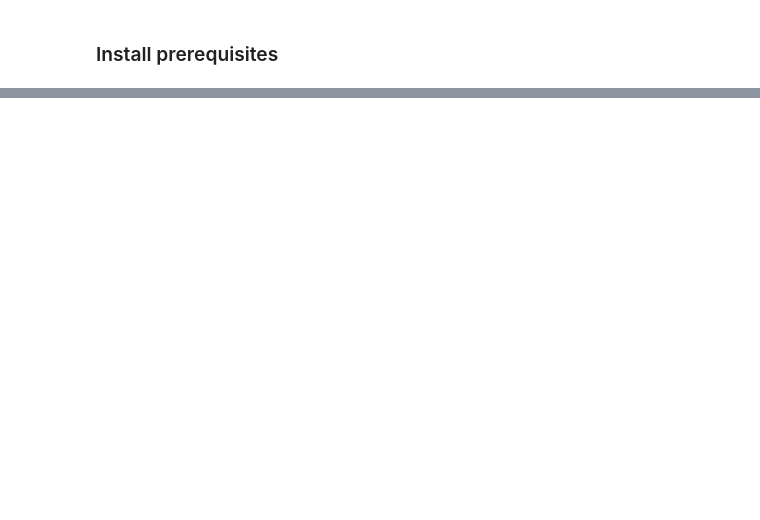
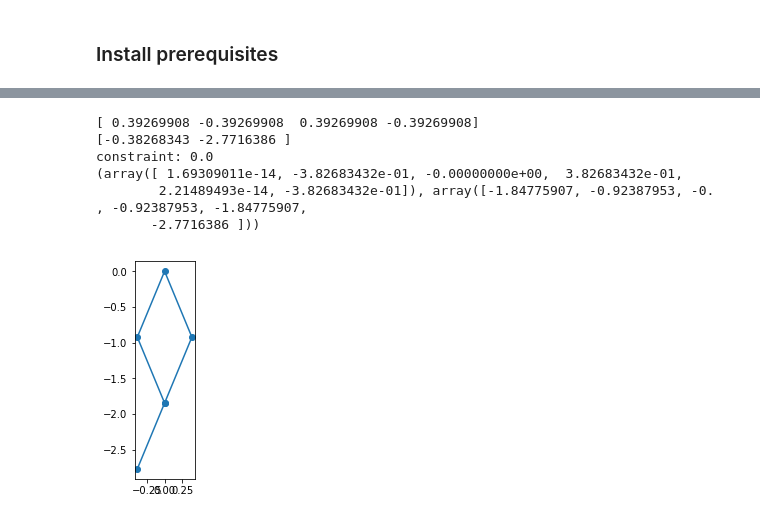
Before and after one commit to Jonathan23Ananda/ODrive, a Jupyter notebook: lab/01_transformation.ipynb, the cells around one changed output, grey strips where cells are left out. Saved outputs shown, nothing was run; the diff lists cells and outputs as text; code cells hidden in the pictures; blank space fills up the shorter version.

```diff
--- a/lab/01_transformation.ipynb
+++ b/lab/01_transformation.ipynb
@@ -16,49 +24,90 @@ import matplotlib.pyplot as plt
 # %%
 # Lengths of the links
-d = [1., 1., 1., 1., 2]
+d = [1., 1, 1., 1, 2]
+vec = lambda d,θ: d*np.exp(θ*1j)
 
 def kinematic_chain(θ, d=d):
     ''' Should equal 0 at solution
     '''
     θ1, θ2, θ3, θ4 = θ
     d1, d2, d3, d4, _ = d
-    return -d1*np.exp(θ1*1j) + d2*np.exp(θ2*1j) + d3*np.exp(θ3*1j) - d4*np.exp(θ4*1j)
+    return -vec(d1,θ1) + vec(d2,θ2) + vec(d3,θ3) - vec(d4,θ4)
+
+def kinematic_constraint(θ, d=d):
+    _, θ2, θ3, θ4 = θ
+    _, d2, d3, d4, _ = d
+
+    l1 = vec(d2,θ2) + 0.5*(vec(d3,θ3) - vec(d4,θ4))
+    l2 = vec(d2,θ2) + vec(d3,θ3)
+
+    dist = np.maximum(0. , np.linalg.norm(l1) - np.linalg.norm(l2))
+    return dist
 
 def kinematic_endpoint(θ, d=d):
     ''' Computes the location of the end of the arm
     '''
     _, θ2, θ3, _ = θ
     _, d2, d3, _, d5 = d
-    r = d2*np.exp(θ2*1j) + d5*np.exp(θ3*1j)
-    return np.array([np.imag(r), -np.real(r)])
+    r = vec(d2,θ2) + vec(d5,θ3)
+
+    return np.array([-np.imag(r), -np.real(r)])
 
 def make_f(θ1, θ2):
     ''' Returns function to pass to optimize.root
     '''
     def f(θ):
         θ3, θ4 = θ
         r = kinematic_chain([θ1, θ2, θ3, θ4])
+        dist = kinematic_constraint([θ1, θ2, θ3, θ4])
         return np.array([np.real(r), np.imag(r)])
 
     return f
 
 def solve_chain(θ1, θ2, x0=np.array([0.,0.])):
     ''' Solves for θ3, θ4 given θ1, θ2
         TODO: check feasibility. Solution is not unique
     '''
     _f = make_f(θ1, θ2)
     _jac = jacobian(_f)
     sol = sciopt.root(_f, x0, jac=_jac)
 
     return sol.x
 
+def wireframe(θ, d=d):
+    θ1, θ2, θ3, θ4 = θ
+    d1, d2, d3, d4, d5 = d
+    r1, r2, r3, r4, r5 = vec(d1,θ1), vec(d2,θ2), vec(d3,θ3), vec(d4,θ4), vec(d5-d3,θ3)
+    pts = np.array([r1+r4, r1, 0, r2, r2+r3, r2+r3+r5])
+    return  -np.imag(pts), -np.real(pts)
 
 def tests():
     _θ1, _θ2 = np.pi/8, -np.pi/8
-    _θ3, _θ4 = solve_chain(_θ1, _θ2)
+    while True:
+        x0 = np.random.uniform(0,2*np.pi,2)
+        _θ3, _θ4 = solve_chain(_θ1, _θ2, x0=x0)
 
-    _θ = np.array([_θ1, _θ2, _θ3, _θ4])
-    kinematic_endpoint(_θ)
+        _θ = np.array([_θ1, _θ2, _θ3, _θ4])
+        kc = kinematic_constraint(_θ)
+        ke = kinematic_endpoint(_θ)
+
+        wf = wireframe(_θ)
+        print(_θ)
+        print(ke)
+        print("constraint:", kc)
+        print(wf)
+        plt.plot(*wf, 'o-')
+        plt.gca().set_aspect('equal')
+
+        if kc == 0.:
+            break
 
 tests()
+# %% [output]
+[ 0.39269908 -0.39269908  0.39269908 -0.39269908]
+[-0.38268343 -2.7716386 ]
+constraint: 0.0
+(array([ 1.69309011e-14, -3.82683432e-01, -0.00000000e+00,  3.82683432e-01,
+        2.21489493e-14, -3.82683432e-01]), array([-1.84775907, -0.92387953, -0.        , -0.92387953, -1.84775907,
+       -2.7716386 ]))
+[figure, added]
 # %%
```
Also changed, not shown: parts of 11 cells of this notebook.
